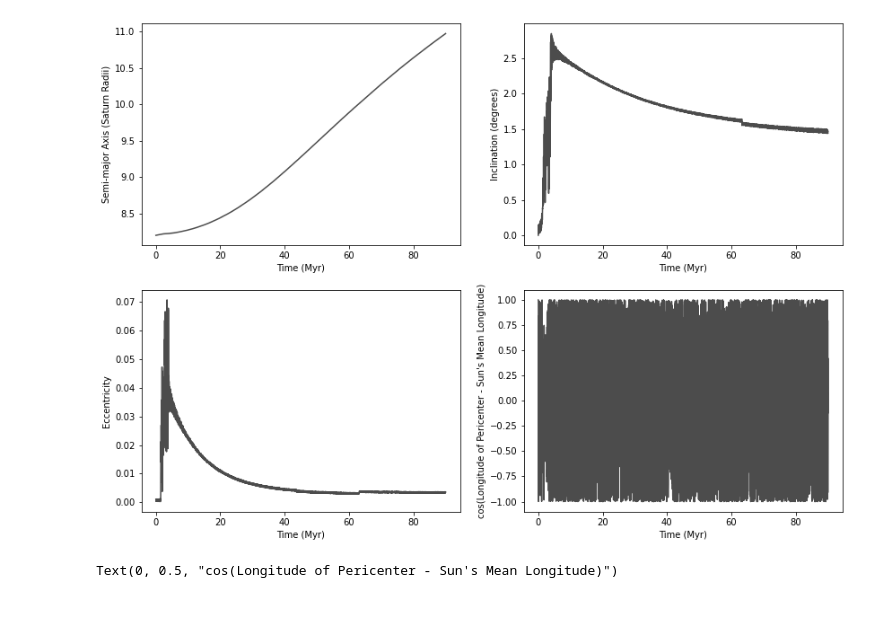
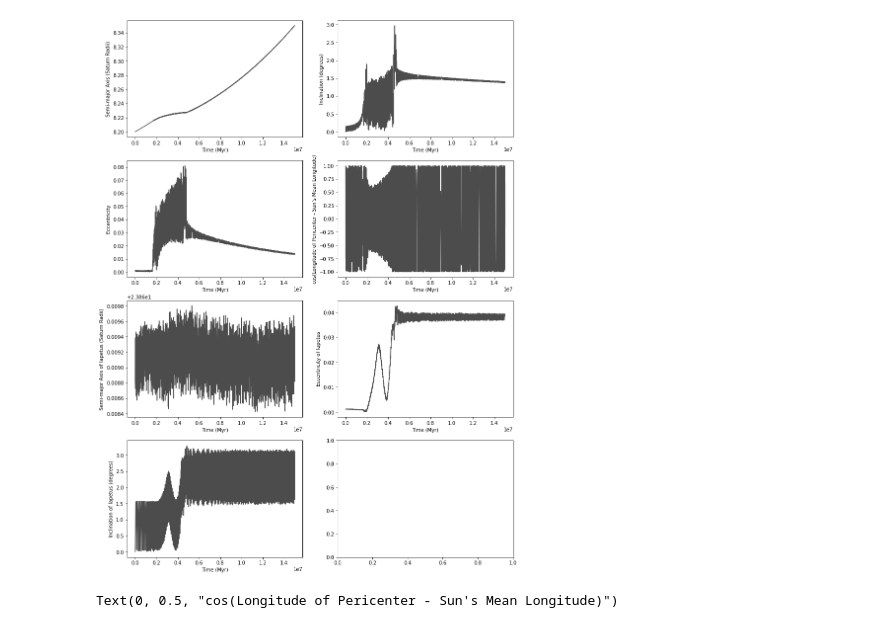
Before and after one commit to hdayuan/F21_JP_Titan-Sims, a Jupyter notebook: plot-titan.ipynb, the cells around one changed output. Cells and saved outputs as stored; diff of their text form; code cells hidden in the pictures.

```diff
--- a/plot-titan.ipynb
+++ b/plot-titan.ipynb
@@ -3,9 +3,9 @@ import matplotlib.pyplot as plt
 import numpy as np
 
 # read arguments, and open corresponding output file
-version = 4.3 # version 3 for migration force, 4 for tidal forces, 5 for eccentricity oscillations
-numSamples = 4500
-simTime = 90.
+version = 4.4 # version 3 for migration force, 4 for tidal forces, 5 for eccentricity oscillations
+numSamples = 5000
+simTime = 15.
 ia = 8.2
 
 fa = 12.9
@@ -68,34 +68,82 @@ if version_int == 5:
     eSat_index = 5
     t_index = 6
 
+if version == 4.4:
+    aIap_array = [0] * plotSamples
+    eIap_array = [0] * plotSamples
+    iIap_array = [0] * plotSamples
+    aIap_index = 5
+    eIap_index = 6
+    iIap_index = 7
+    t_index = 8
+
 for i in range(buffer, buffer + numSamples, step):
     numbers = allLines[i].split()
     a_array[(i - buffer) // step] = float(numbers[a_index])
     e_array[(i - buffer) // step] = float(numbers[e_index])
     i_array[(i - buffer) // step] = float(numbers[incl_index])*180./np.pi
-    t_array[(i - buffer) // step] = float(numbers[t_index]) / 1000000.
+    # t_array[(i - buffer) // step] = float(numbers[t_index]) / 1000000.
     diff_array[(i - buffer) // step] = np.cos(float(numbers[pomega_index]) - float(numbers[m_long_index]))
+    aIap_array[(i - buffer) // step] = float(numbers[aIap_index])
+    eIap_array[(i - buffer) // step] = float(numbers[eIap_index])
+    iIap_array[(i - buffer) // step] = float(numbers[iIap_index][0:19])*180./np.pi
 
     if version_int == 5:
         eSat_array[(i - buffer) // step] = float(numbers[eSat_index])
 
-fig, axs = plt.subplots(2, 2)
+# EXTRA
+for i in range(plotSamples):
+    t_array[i] = 3000.*i
 
-fig.set_size_inches(14, 10)
+if version == 4.4:
+    fig, axs = plt.subplots(4, 2)
+    fig.set_size_inches(14, 20)
 
-axs[0][0].plot(t_array,a_array, color=col)
-axs[0][0].set_xlabel('Time (Myr)')
-axs[0][0].set_ylabel('Semi-major Axis (Saturn Radii)')
+    axs[0][0].plot(t_array,a_array, color=col)
+    axs[0][0].set_xlabel('Time (Myr)')
+    axs[0][0].set_ylabel('Semi-major Axis (Saturn Radii)')
 
-axs[1][0].plot(t_array,e_array, color=col)
-axs[1][0].set_xlabel('Time (Myr)')
-axs[1][0].set_ylabel('Eccentricity')
+    axs[1][0].plot(t_array,e_array, color=col)
+    axs[1][0].set_xlabel('Time (Myr)')
+    axs[1][0].set_ylabel('Eccentricity')
 
-axs[0][1].plot(t_array,i_array, color=col)
-axs[0][1].set_xlabel('Time (Myr)')
-axs[0][1].set_ylabel('Inclination (degrees)')
+    axs[0][1].plot(t_array,i_array, color=col)
+    axs[0][1].set_xlabel('Time (Myr)')
+    axs[0][1].set_ylabel('Inclination (degrees)')
 
-axs[1][1].plot(t_array,diff_array, color=col)
-axs[1][1].set_xlabel('Time (Myr)')
-axs[1][1].set_ylabel('cos(Longitude of Pericenter - Sun\'s Mean Longitude)')
+    axs[1][1].plot(t_array,diff_array, color=col)
+    axs[1][1].set_xlabel('Time (Myr)')
+    axs[1][1].set_ylabel('cos(Longitude of Pericenter - Sun\'s Mean Longitude)')
+
+    axs[2][0].plot(t_array,aIap_array, color=col)
+    axs[2][0].set_xlabel('Time (Myr)')
+    axs[2][0].set_ylabel('Semi-major Axis of Iapetus (Saturn Radii)')
+
+    axs[2][1].plot(t_array,eIap_array, color=col)
+    axs[2][1].set_xlabel('Time (Myr)')
+    axs[2][1].set_ylabel('Eccentricity of Iapetus')
+
+    axs[3][0].plot(t_array,iIap_array, color=col)
+    axs[3][0].set_xlabel('Time (Myr)')
+    axs[3][0].set_ylabel('Inclination of Iapetus (degrees)')
+
+else:
+    fig, axs = plt.subplots(2, 2)
+    fig.set_size_inches(14, 10)
+
+    axs[0][0].plot(t_array,a_array, color=col)
+    axs[0][0].set_xlabel('Time (Myr)')
+    axs[0][0].set_ylabel('Semi-major Axis (Saturn Radii)')
+
+    axs[1][0].plot(t_array,e_array, color=col)
+    axs[1][0].set_xlabel('Time (Myr)')
+    axs[1][0].set_ylabel('Eccentricity')
+
+    axs[0][1].plot(t_array,i_array, color=col)
+    axs[0][1].set_xlabel('Time (Myr)')
+    axs[0][1].set_ylabel('Inclination (degrees)')
+
+    axs[1][1].plot(t_array,diff_array, color=col)
+    axs[1][1].set_xlabel('Time (Myr)')
+    axs[1][1].set_ylabel('cos(Longitude of Pericenter - Sun\'s Mean Longitude)')
 # %% [output]
@@ -103,4 +150,4 @@ Text(0, 0.5, "cos(Longitude of Pericenter - Sun's Mean Longitude)")
-[figure, old version]
+[figure, new version]
 # %%
 if version_int == 5:
     fig, axs = plt.subplots(1)
```
Also changed, not shown: parts of 1 cell of this notebook, 4 other files.
